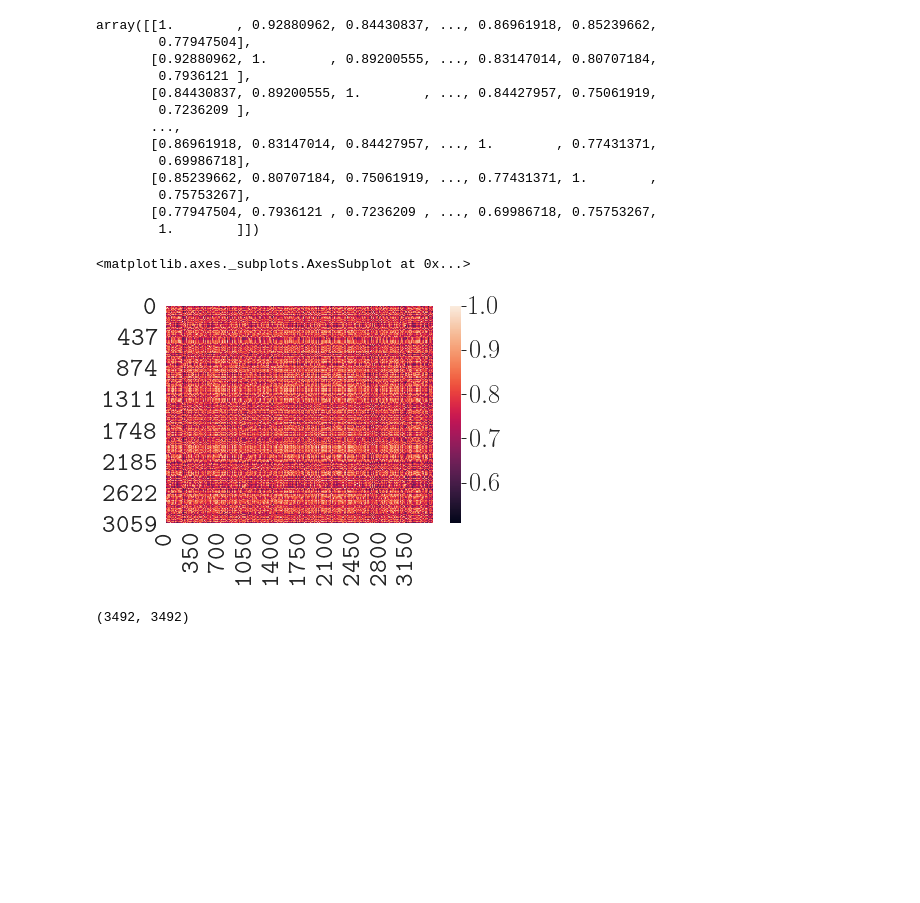
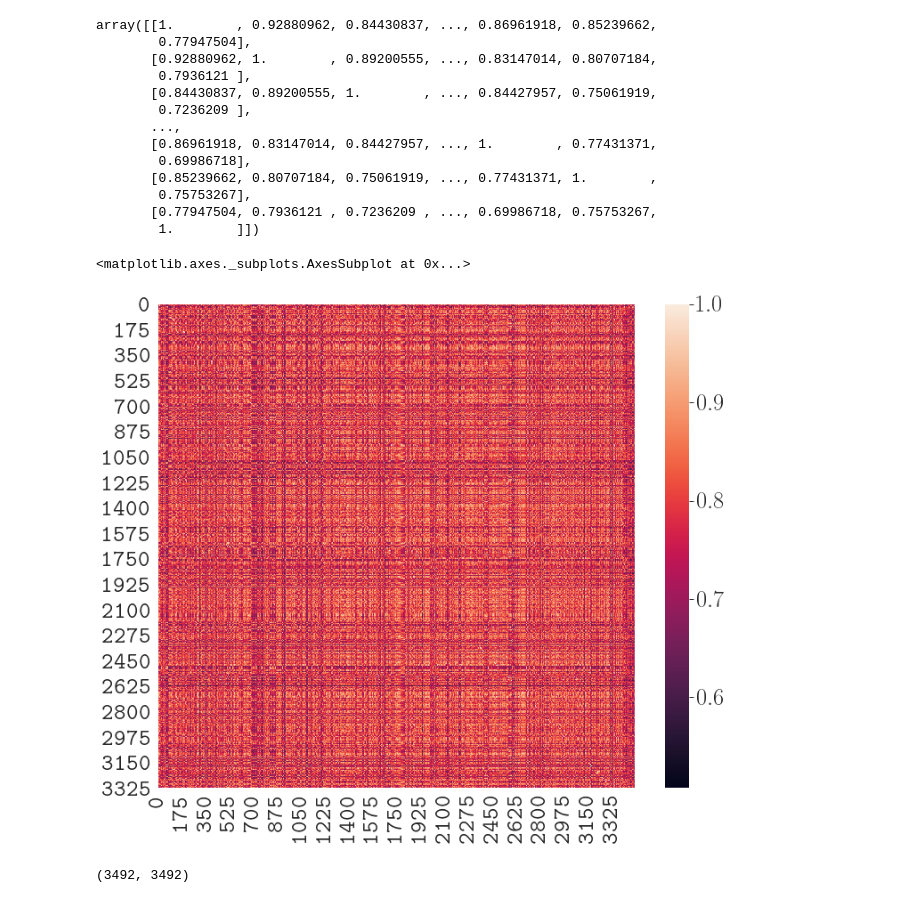
Before and after one commit to rzbhk/playing_with_matches, a Jupyter notebook: notebooks/similarity_trip_clustering_50WP.ipynb, the cells around one changed output. Drawn from its saved outputs; the diff is of its cells as text; code cells hidden in the pictures; blank space fills up the shorter version.

```diff
--- a/notebooks/similarity_trip_clustering_50WP.ipynb
+++ b/notebooks/similarity_trip_clustering_50WP.ipynb
@@ -167,11 +245,12 @@ array([[1.        , 0.92880962, 0.84430837, ..., 0.86961918, 0.85239662,
         0.75753267],
        [0.77947504, 0.7936121 , 0.7236209 , ..., 0.69986718, 0.75753267,
         1.        ]])
-# %%
-sns.heatmap(sim_matrix)
-# %% [output]
-<matplotlib.axes._subplots.AxesSubplot at 0x...>
-[figure, removed]
+# %%
+plt.figure(figsize=(12,10))
+sns.heatmap(sim_matrix)
+# %% [output]
+<matplotlib.axes._subplots.AxesSubplot at 0x...>
+[figure, added]
 # %%
 sim_matrix.shape
 # %% [output]
```
Also changed, not shown: parts of 22 cells of this notebook.
